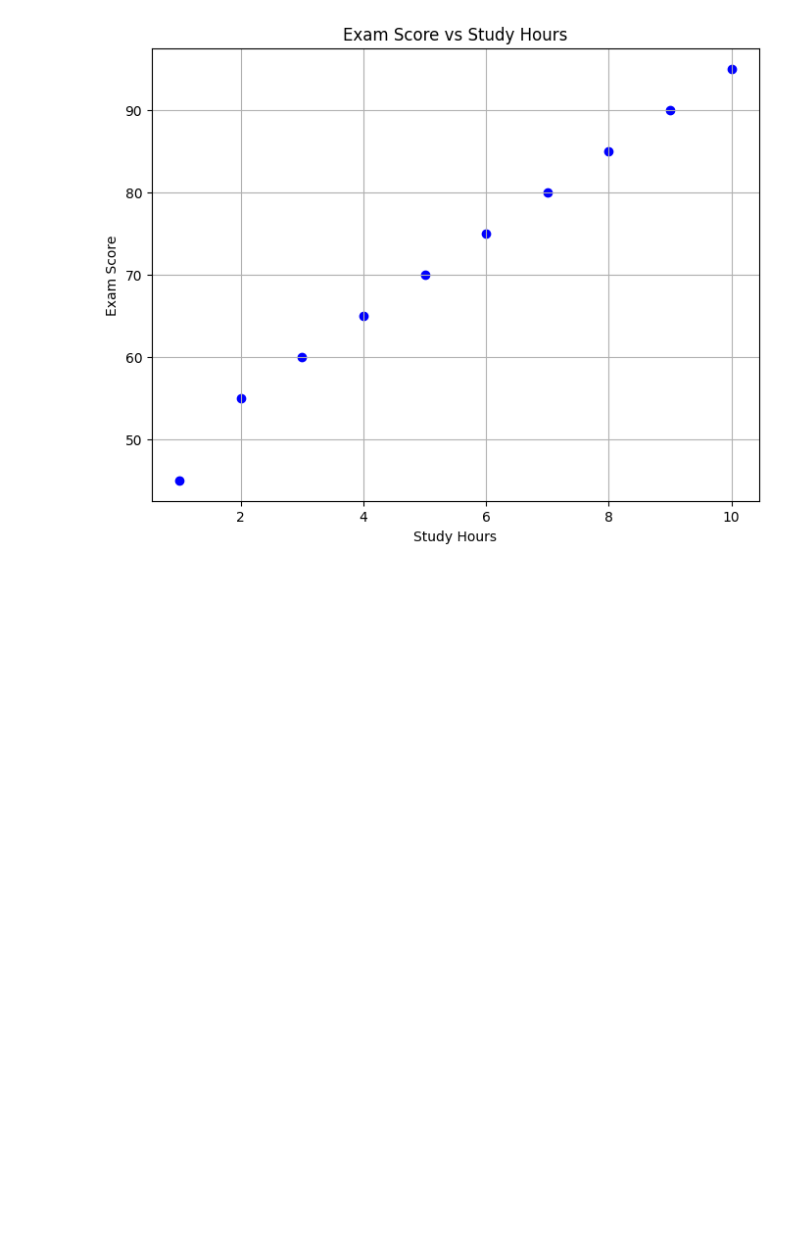
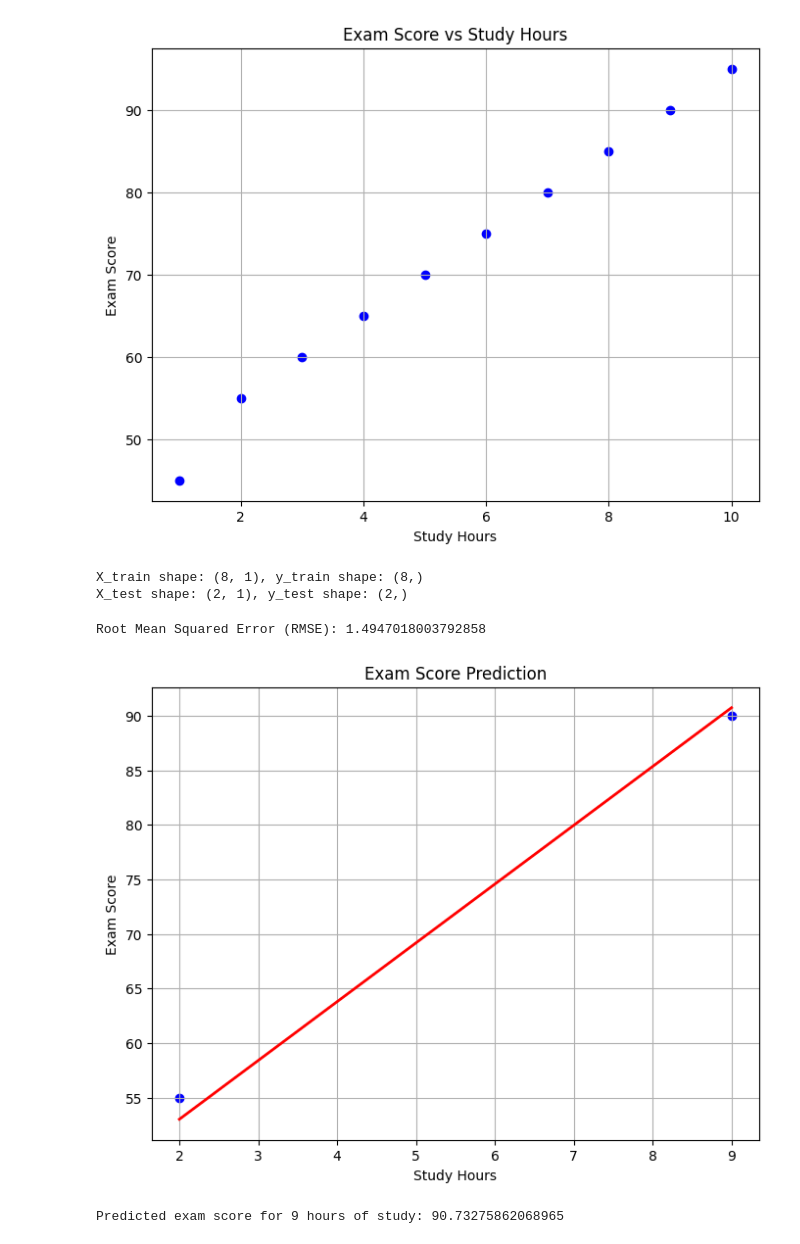
Before and after one commit to salishakya/mindrisers, a Jupyter notebook: Week6-ML/w6d1-ml.ipynb, the cells around one changed output. Drawn from its saved outputs; the diff is of its cells as text; code cells hidden in the pictures; blank space fills up the shorter version.

```diff
--- a/Week6-ML/w6d1-ml.ipynb
+++ b/Week6-ML/w6d1-ml.ipynb
@@ -19,0 +22,12 @@ plt.show()
+# %%
+# Split the data into training and testing sets (80% training, 20% testing)
+X_train, X_test, y_train, y_test = train_test_split(
+    study_hours.reshape(-1, 1), exam_scores, test_size=0.2, random_state=42
+)
+
+# Print shapes for debugging
+print(f"X_train shape: {X_train.shape}, y_train shape: {y_train.shape}")
+print(f"X_test shape: {X_test.shape}, y_test shape: {y_test.shape}")
+# %% [output]
+X_train shape: (8, 1), y_train shape: (8,)
+X_test shape: (2, 1), y_test shape: (2,)
@@ -19,0 +37,37 @@ plt.show()
+# %%
+# Initialize the linear regression model
+model = LinearRegression()
+
+# Train the model
+model.fit(X_train, y_train)
+
+# Predict on the test data
+y_pred = model.predict(X_test)
+
+# Evaluate the model (optional, but useful for understanding performance)
+mse = mean_squared_error(y_test, y_pred)
+rmse = np.sqrt(mse)
+print(f"Root Mean Squared Error (RMSE): {rmse}")
+
+# Plot the regression line
+plt.figure(figsize=(8, 6))
+plt.scatter(X_test, y_test, color="blue")
+plt.plot(X_test, y_pred, color="red", linewidth=2)
+plt.title("Exam Score Prediction")
+plt.xlabel("Study Hours")
+plt.ylabel("Exam Score")
+plt.grid(True)
+plt.show()
+# %% [output]
+Root Mean Squared Error (RMSE): 1.4947018003792858
+[figure, added]
+# %%
+# Predict exam score for a new study hour
+new_study_hour = np.array([[9]])  # Predict for 7 hours of study
+
+predicted_score = model.predict(new_study_hour)
+print(
+    f"Predicted exam score for {new_study_hour[0][0]} hours of study: {predicted_score[0]}"
+)
+# %% [output]
+Predicted exam score for 9 hours of study: 90.73275862068965
```
Also changed, not shown: parts of 2 cells of this notebook, 20 other files.
